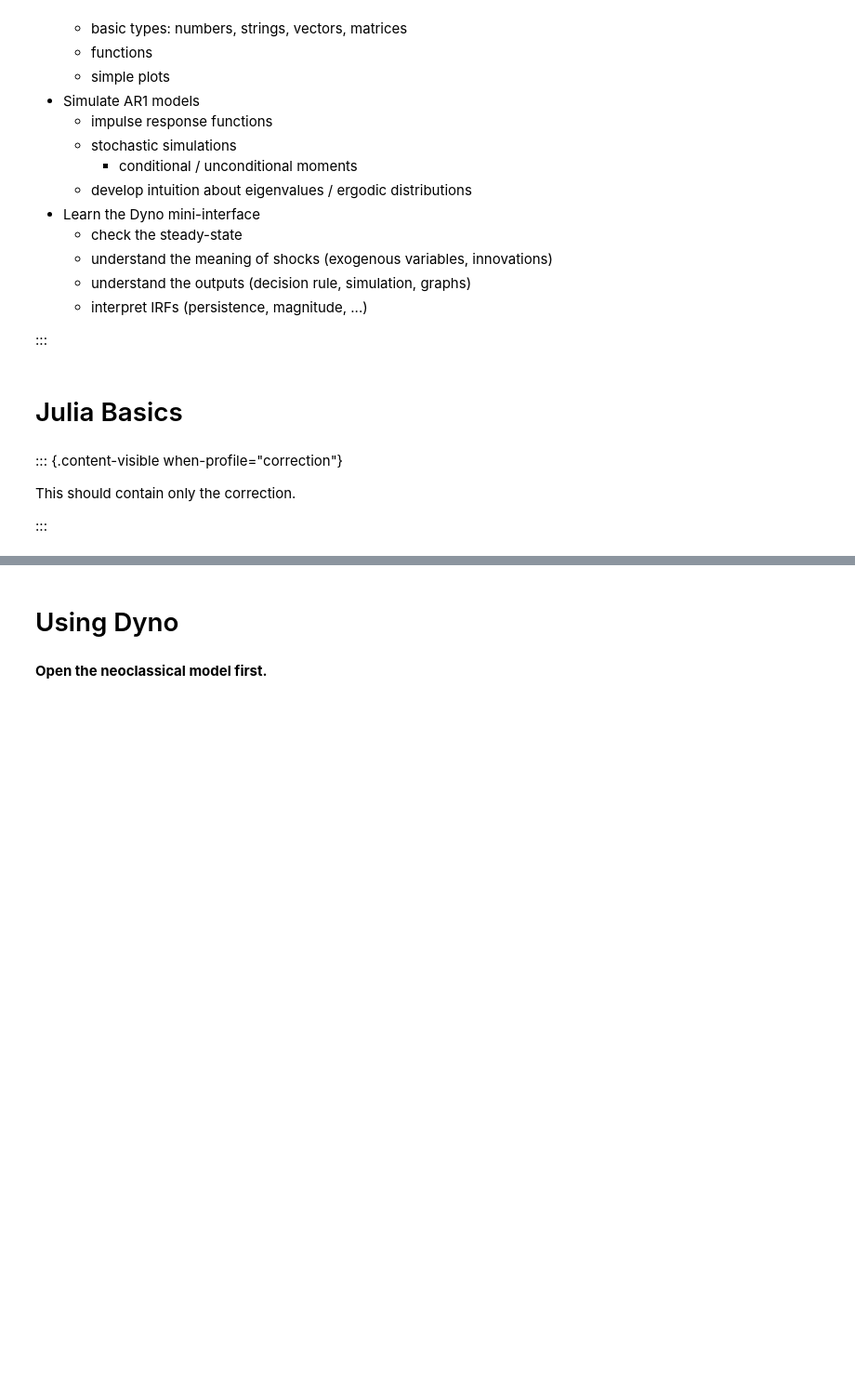
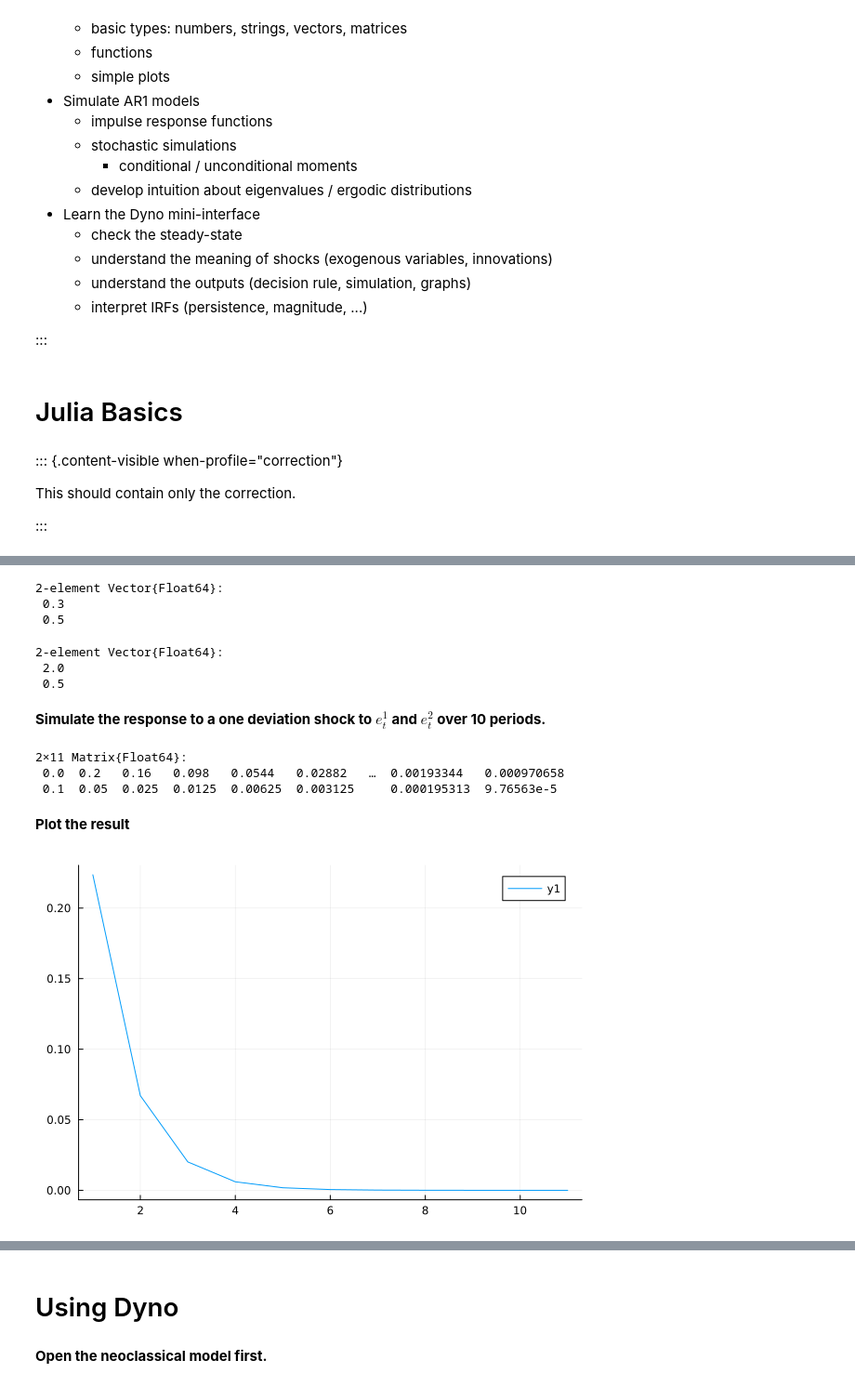
Before and after one commit to albop/ae2e6, a Jupyter notebook: tutorials/session_1/index.ipynb, the cells around one changed output, grey strips where cells are left out. Shown at 93% size. Saved outputs shown, nothing was run; the diff lists cells and outputs as text; code cells hidden in the pictures; blank space fills up the shorter version.

```diff
--- a/tutorials/session_1/index.ipynb
+++ b/tutorials/session_1/index.ipynb
@@ -48,0 +53,4 @@ $$\begin{matrix}\rho & 0 \\ 0, \lambda\end{matrix}
+# %%
+ρ = 0.3
+λ = 0.5
+A = [ρ 2; 0 λ]
@@ -48,0 +76,2 @@ $$\begin{matrix}\rho & 0 \\ 0, \lambda\end{matrix}
+# %%
+Σ = [0.05 0.005; 0.005 0.01]
@@ -48,0 +84,38 @@ $$\begin{matrix}\rho & 0 \\ 0, \lambda\end{matrix}
+# %%
+using LinearAlgebra
+eigvals(A)
+# no surprise: these are equal to λ, ρ
+# %% [output]
+2-element Vector{Float64}:
+ 0.3
+ 0.5
+# %%
+A*[0,1]
+# %% [output]
+2-element Vector{Float64}:
+ 2.0
+ 0.5
+# %% [markdown]
+__Simulate the response to a one deviation shock to $e^1_t$ and $e^2_t$ over 10 periods.__
+# %%
+# an easy to read / inefficient solution
+
+# pay attention that diagonal terms in Σ contain the variance...
+
+e0_1 = [sqrt(Σ[1,1]), 0.0]
+e0_2 = [0.0, sqrt(Σ[2,2])]
+
+sim_y_1 = hcat([A^n*e0_1 for n in 0:10]...)
+sim_y_2 = hcat([ A^n*e0_2 for n in 0:10 ]...)
+# %% [output]
+2×11 Matrix{Float64}:
+ 0.0  0.2   0.16   0.098   0.0544   0.02882   …  0.00193344   0.000970658
+ 0.1  0.05  0.025  0.0125  0.00625  0.003125     0.000195313  9.76563e-5
+# %% [markdown]
+__Plot the result__
+# %%
+using Plots
+
+plot(sim_y_1[1,:])
+# %% [output]
+[figure, added]
```
Also changed, not shown: parts of 41 cells of this notebook.
